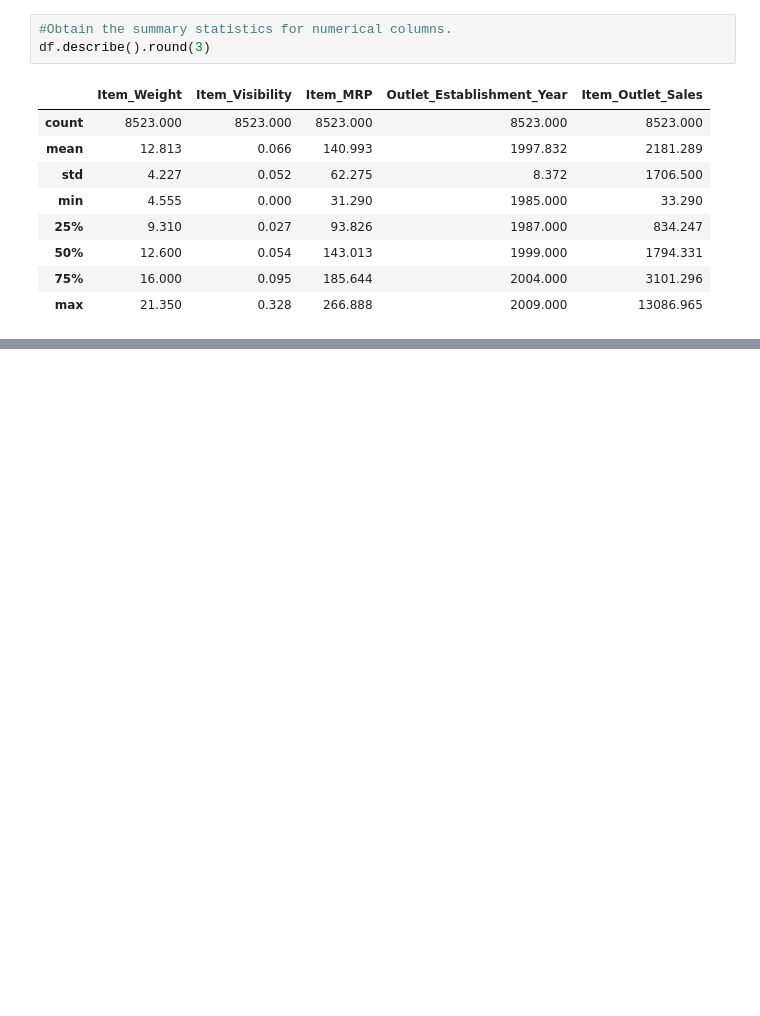
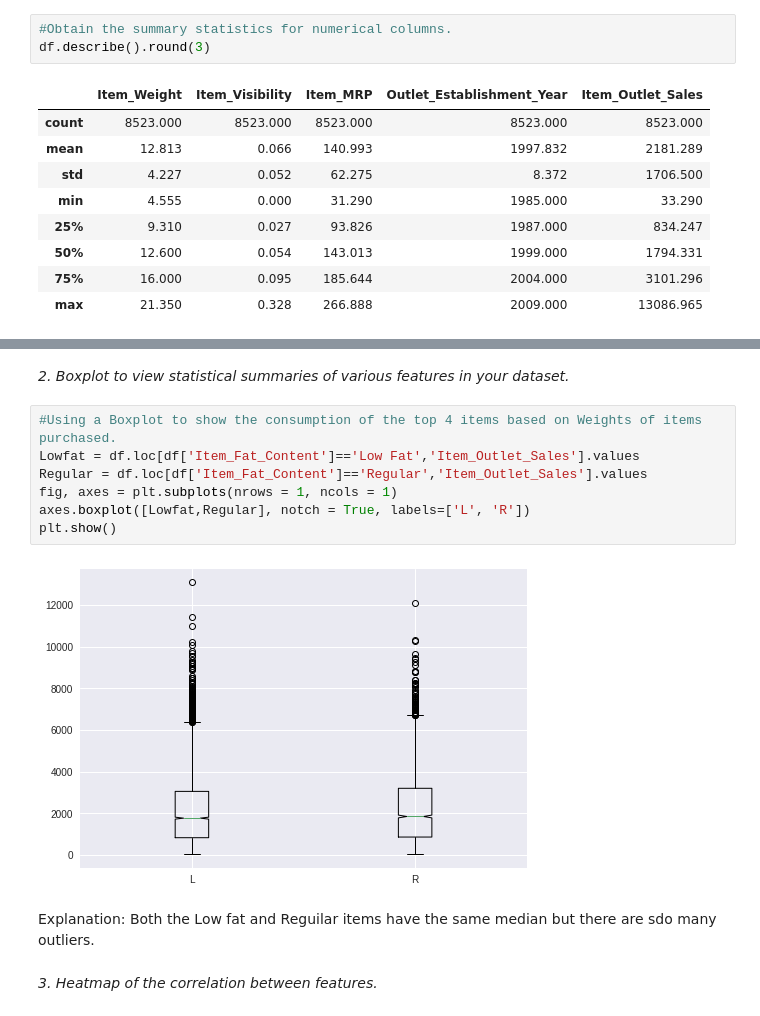
Before and after one commit to imugagga/Sales-Predictions---JFood-Sores, a Jupyter notebook: Sales_Predictions_Mugagga_Innocent.ipynb, the cells around one changed output, grey strips where cells are left out. Drawn from its saved outputs; the diff is of its cells as text; blank space fills up the shorter version.

```diff
--- a/Sales_Predictions_Mugagga_Innocent.ipynb
+++ b/Sales_Predictions_Mugagga_Innocent.ipynb
@@ -286,0 +353,16 @@ df.sample(5)
+# %% [markdown]
+*2. Boxplot to view statistical summaries of various features in your dataset.*
+# %%
+#Using a Boxplot to show the consumption of the top 4 items based on Weights of items purchased.
+Lowfat = df.loc[df['Item_Fat_Content']=='Low Fat','Item_Outlet_Sales'].values
+Regular = df.loc[df['Item_Fat_Content']=='Regular','Item_Outlet_Sales'].values
+fig, axes = plt.subplots(nrows = 1, ncols = 1)
+axes.boxplot([Lowfat,Regular], notch = True, labels=['L', 'R'])
+plt.show()
+# %% [output]
+[figure, added]
+# %% [markdown]
+Explanation:
+ Both the Low fat and Reguilar items have the same median  but there are sdo many outliers.
+# %% [markdown]
+*3. Heatmap of the correlation between features.*
```
Also changed, not shown: parts of 19 cells of this notebook.
